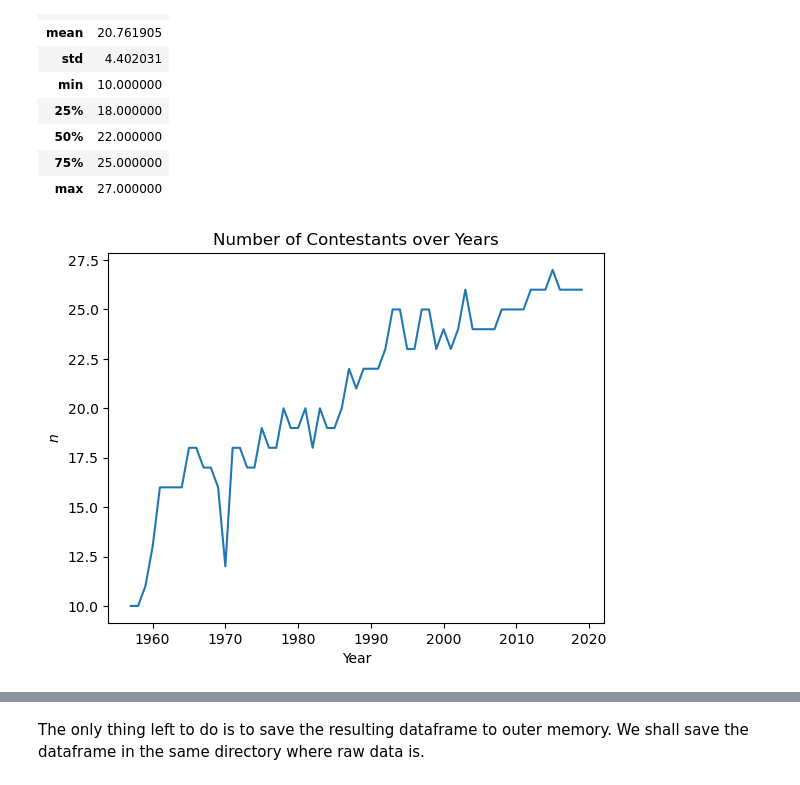
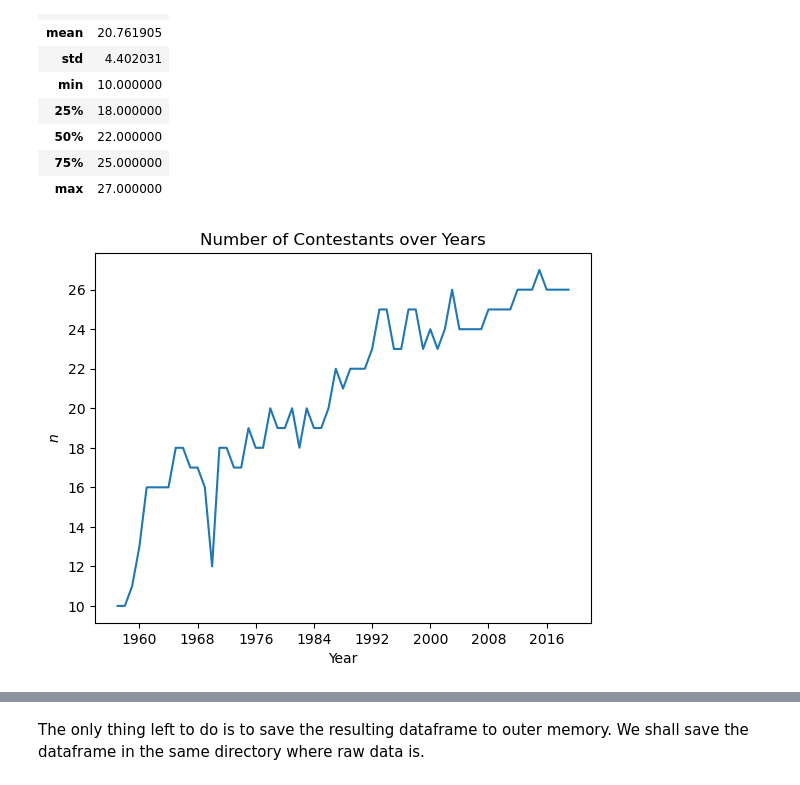
Before and after one commit to DavorPenzar/eurovision, a Jupyter notebook: Transform_Raw_Scores_Data.ipynb, the cells around one changed output, grey strips where cells are left out. Drawn from its saved outputs; the diff is of its cells as text; code cells hidden in the pictures.

```diff
--- a/Transform_Raw_Scores_Data.ipynb
+++ b/Transform_Raw_Scores_Data.ipynb
@@ -365,6 +383,12 @@ Croatia = frozenset(
         'Croatia'
     }
 )
+FYRMacedonia = frozenset(
+    {
+        'F.Y.R. Macedonia',
+        'North Macedonia'
+    }
+)
 Kosovo = frozenset(
     {
         'Kosovo'
@@ -375,9 +399,8 @@ Montenegro = frozenset(
         'Montenegro'
     }
 )
-Macedonia = frozenset(
+NorthMacedonia = frozenset(
     {
-        'F.Y.R. Macedonia',
         'North Macedonia'
     }
 )
@@ -438,7 +461,7 @@ df.loc[(df.country == 'Yugoslavia') & (df.year == 1991), 'country'] = 'Serbia'
 df.loc[(df.country == 'Yugoslavia') & (df.year == 1992), 'country'] = 'Serbia'
 df.loc[(df.country == 'Serbia & Montenegro') & (df.year == 2004), 'country'] = 'Serbia'
 df.loc[(df.country == 'Serbia & Montenegro') & (df.year == 2005), 'country'] = 'Montenegro'
-df.loc[df.country == 'F.Y.R. Macedonia', 'country'] = 'North Macedonia'
+df.loc[df.country.isin(FYRMacedonia), 'country'] = 'North Macedonia'
 # %% [markdown]
 **Commentary**
 
@@ -640,14 +839,16 @@ count.describe()
 # %%
 ax = plt.gca()
 ax.plot(
     count.index,
     count['n'],
     marker = 'None',
     linestyle = '-'
 )
 ax.set_title('Number of Contestants over Years')
+ax.xaxis.set_major_locator(ticker.MaxNLocator(integer = True))
+ax.yaxis.set_major_locator(ticker.MaxNLocator(integer = True))
 ax.set_xlabel('Year')
 ax.set_ylabel("$ n $")
 plt.show()
 # %% [output]
-[figure, old version]
+[figure, new version]
```
Also changed, not shown: parts of 26 cells of this notebook.
